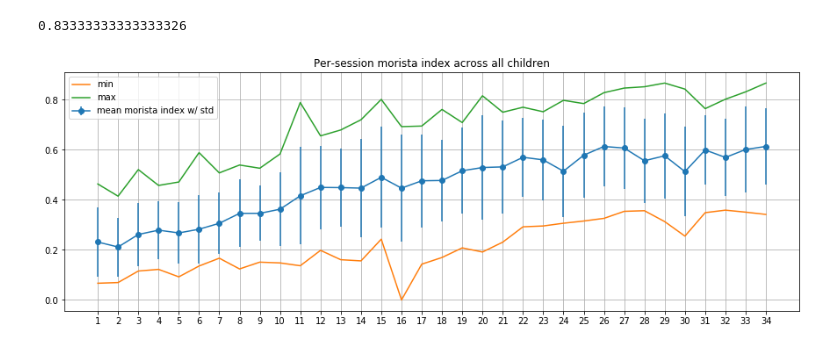
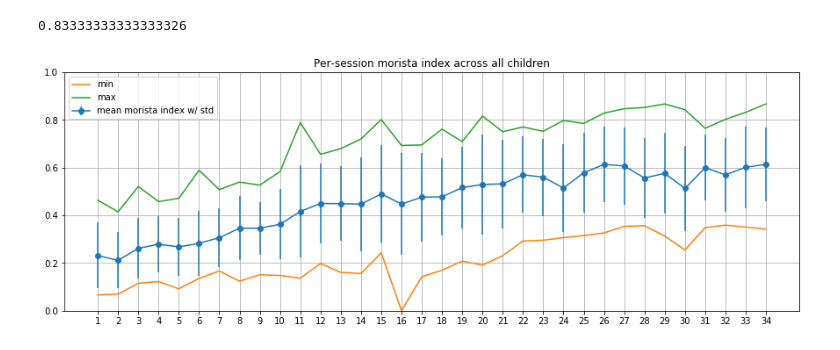
Before and after one commit to pfeyz/formulae-project, a Jupyter notebook: Morista.ipynb, the cells around one changed output. Cells and saved outputs as stored; diff of their text form; code cells hidden in the pictures.

```diff
--- a/Morista.ipynb
+++ b/Morista.ipynb
@@ -43,14 +43,15 @@ unigrams = source[0]
 # %%
 plt.rcParams['figure.figsize'] = 15, 5
 
 groups = unigrams.groupby(['corpus', 'session']).apply(morista_child_adult)
 stats = groups.groupby(level='session').describe()
 plt.errorbar(stats.index, stats['mean'], stats['std'], label='mean morista index w/ std', marker='o');
 plt.plot(stats.index, stats['min'])
 plt.plot(stats.index, stats['max'])
+plt.ylim(0, 1)
 per_session_plot('Per-session morista index across all children')
 # %% [output]
-[figure, old version]
+[figure, new version]
 # %%
 
 from random import sample
```
Also changed, not shown: parts of 2 cells of this notebook.
